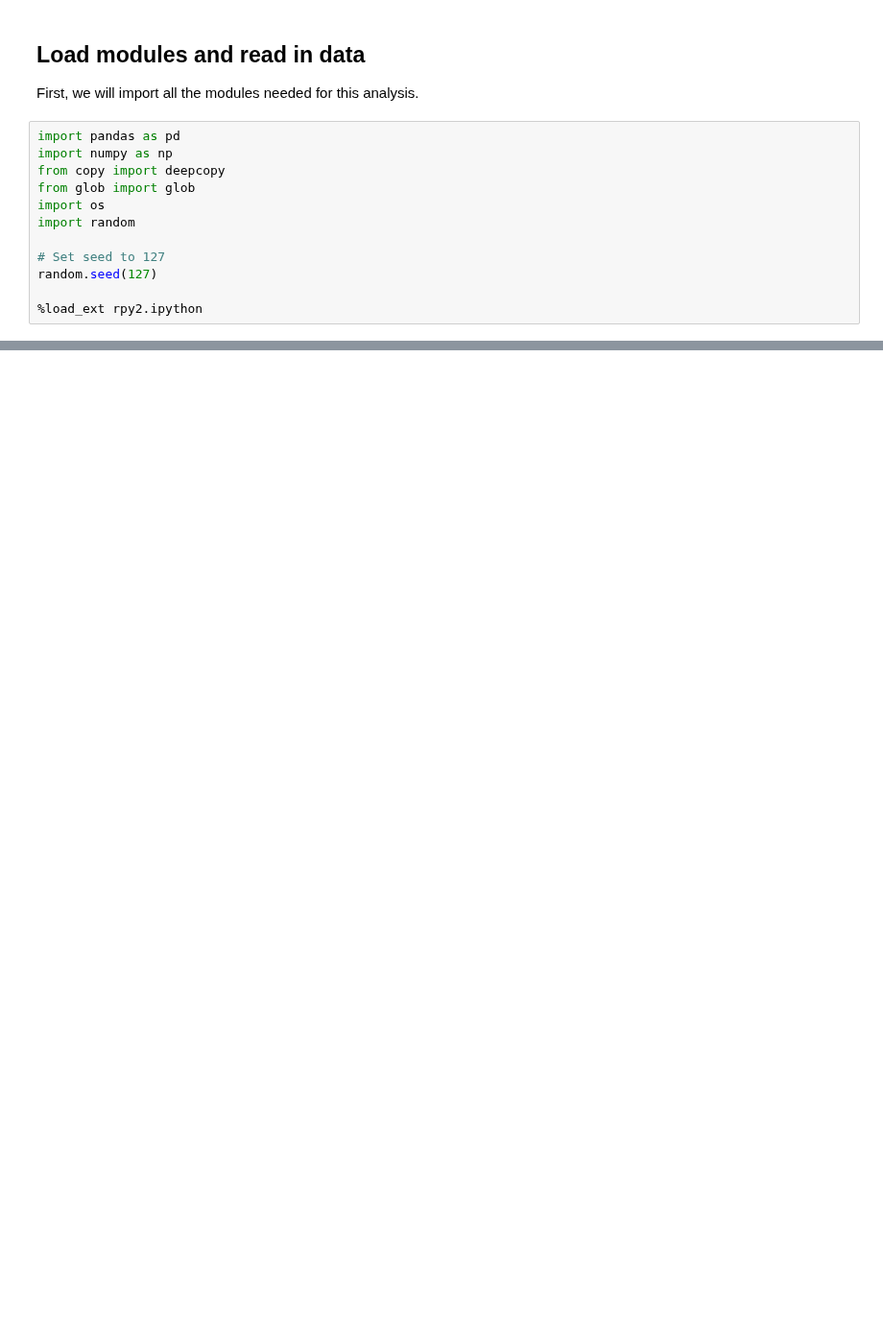
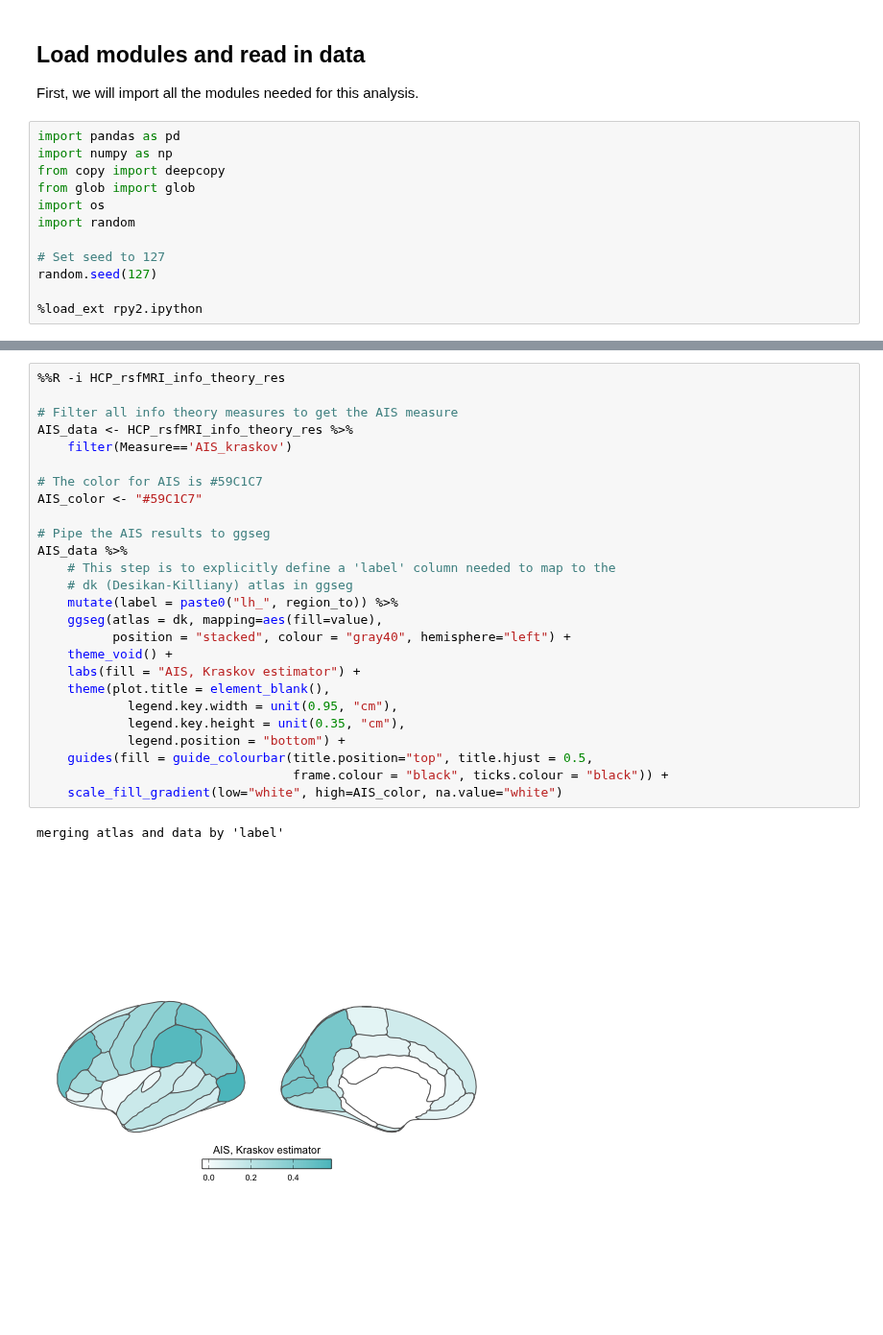
Before and after one commit to anniegbryant/info_theory_visuals, a Jupyter notebook: fMRI_analyze_infotheory_measures.ipynb, the cells around one changed output, grey strips where cells are left out. Shown at 96% size. Drawn from its saved outputs; the diff is of its cells as text; blank space fills up the shorter version.

```diff
--- a/fMRI_analyze_infotheory_measures.ipynb
+++ b/fMRI_analyze_infotheory_measures.ipynb
@@ -56,0 +97,29 @@ HCP_rsfMRI_info_theory_res.head()
+# %%
+%%R -i HCP_rsfMRI_info_theory_res
+
+# Filter all info theory measures to get the AIS measure
+AIS_data <- HCP_rsfMRI_info_theory_res %>%
+    filter(Measure=='AIS_kraskov')
+
+# The color for AIS is #59C1C7
+AIS_color <- "#59C1C7"
+
+# Pipe the AIS results to ggseg
+AIS_data %>%
+    # This step is to explicitly define a 'label' column needed to map to the
+    # dk (Desikan-Killiany) atlas in ggseg
+    mutate(label = paste0("lh_", region_to)) %>%
+    ggseg(atlas = dk, mapping=aes(fill=value),
+          position = "stacked", colour = "gray40", hemisphere="left") +
+    theme_void() +
+    labs(fill = "AIS, Kraskov estimator") +
+    theme(plot.title = element_blank(),
+            legend.key.width = unit(0.95, "cm"),
+            legend.key.height = unit(0.35, "cm"),
+            legend.position = "bottom") +
+    guides(fill = guide_colourbar(title.position="top", title.hjust = 0.5,
+                                  frame.colour = "black", ticks.colour = "black")) +
+    scale_fill_gradient(low="white", high=AIS_color, na.value="white")
+# %% [output]
+merging atlas and data by 'label'
+[figure, added]
```
Also changed, not shown: parts of 10 cells of this notebook, 3 other files.
